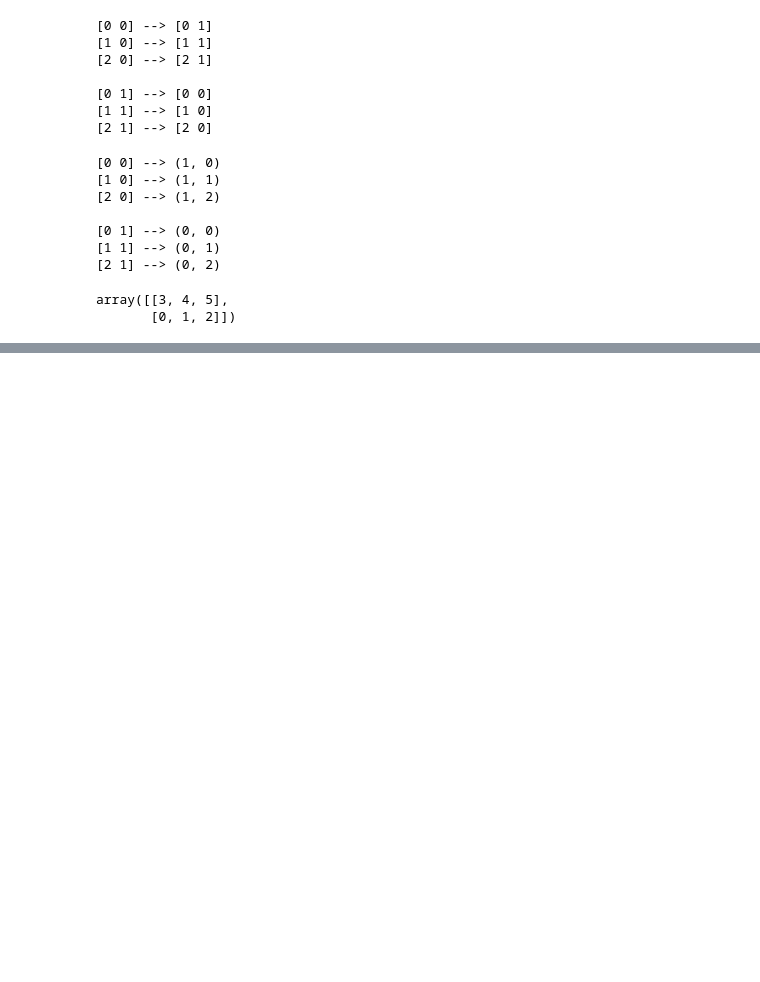
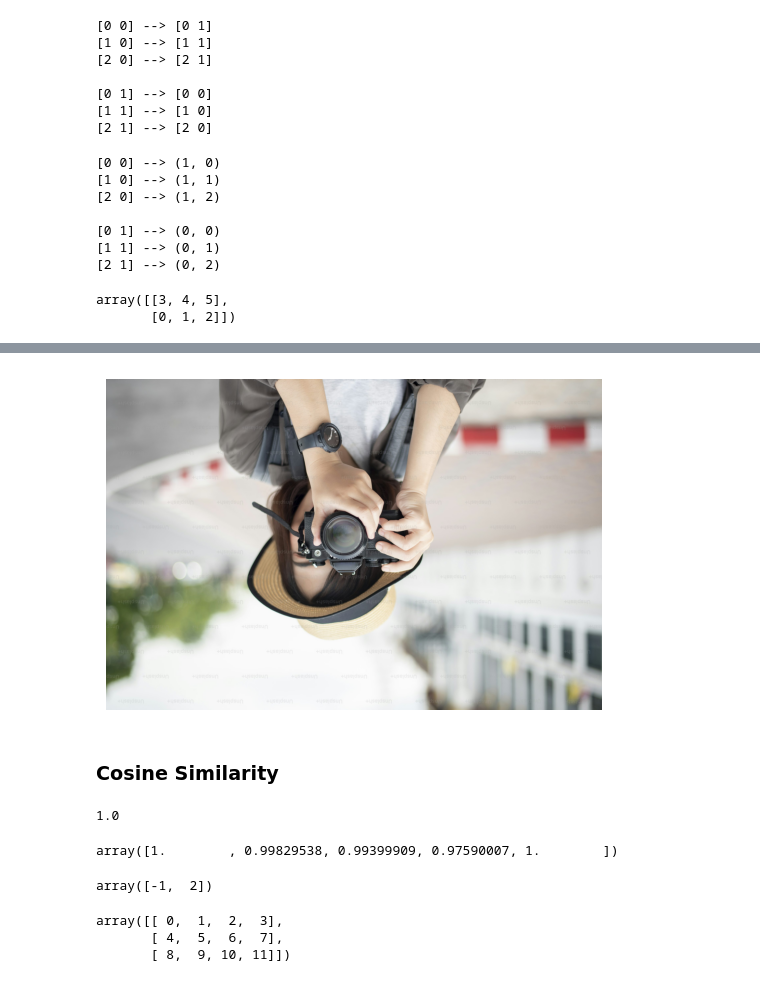
Before and after one commit to HelloNhanPham/Numpy-Project, a Jupyter notebook: module_2_advanced.ipynb, the cells around one changed output, grey strips where cells are left out. Cells and saved outputs as stored; diff of their text form; code cells hidden in the pictures; blank space fills up the shorter version.

```diff
--- a/module_2_advanced.ipynb
+++ b/module_2_advanced.ipynb
@@ -76,0 +132,50 @@ array([[3, 4, 5],
+# %%
+showImage(img[::-1, ::-1, :])
+# %% [output]
+[figure, added]
+# %% [markdown]
+### Cosine Similarity
+# %%
+a = np.array([1, 2, 3, 4])
+b = np.array([1, 2, 3, 4])
+
+def computeCosineSimilarity(a: np.ndarray, b: np.ndarray) -> float:
+    return np.dot(a, b) / (np.linalg.norm(a) * np.linalg.norm(b))
+
+computeCosineSimilarity(a, b)
+# %% [output]
+1.0
+# %%
+lst_vectors = np.array([
+    np.array([1, 2, 3, 4]),
+    np.array([1, 2, 3, 4.5]),
+    np.array([1, 2, 3, 5]),
+    np.arange(4),
+    np.array([2, 4, 6, 8])
+])
+
+query_vector = np.array([1, 2, 3, 4])
+
+def computeCosineSimilarity(lst_vectors: np.ndarray, query_vector: np.ndarray) -> np.ndarray:
+    return lst_vectors @ query_vector / (np.linalg.norm(lst_vectors, axis=1) * np.linalg.norm(query_vector))
+
+computeCosineSimilarity(lst_vectors, query_vector)
+# %% [output]
+array([1.        , 0.99829538, 0.99399909, 0.97590007, 1.        ])
+# %%
+x = np.array([1, 2])
+P = np.array([
+    [-1, 0],
+    [0, 1]
+])
+np.dot(x, P)
+# %% [output]
+array([-1,  2])
+# %%
+img = np.arange(12).reshape((3, 4))
+
+img
+# %% [output]
+array([[ 0,  1,  2,  3],
+       [ 4,  5,  6,  7],
+       [ 8,  9, 10, 11]])
```
Also changed, not shown: parts of 28 cells of this notebook, 4 other files.
